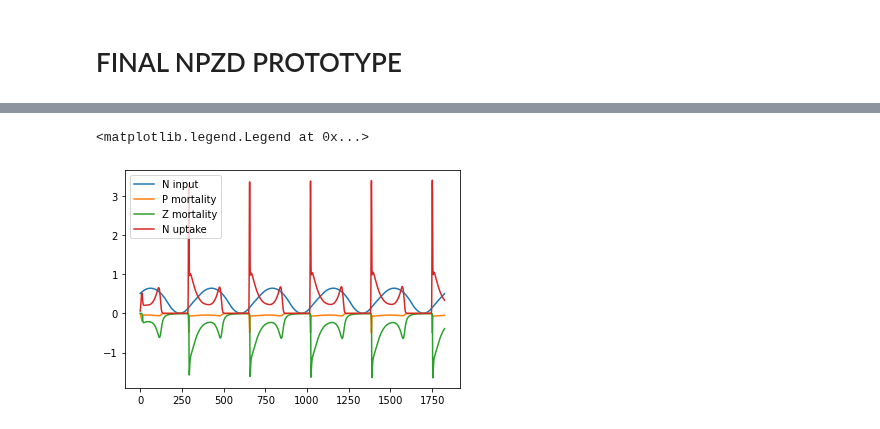
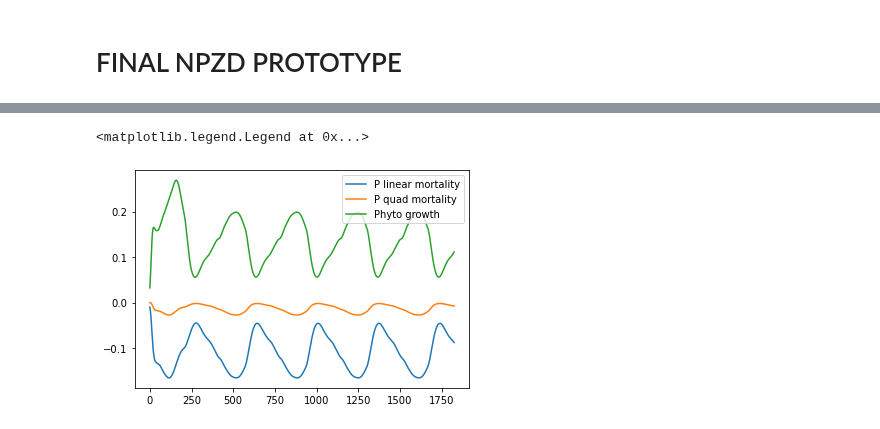
Before and after one commit to ben1post/phydra, a Jupyter notebook: prototypes/FINAL_NPZD_prototype.ipynb, the cells around one changed output, grey strips where cells are left out. Saved outputs shown, nothing was run; the diff lists cells and outputs as text; code cells hidden in the pictures.

```diff
--- a/prototypes/FINAL_NPZD_prototype.ipynb
+++ b/prototypes/FINAL_NPZD_prototype.ipynb
@@ -70,3 +79,6 @@ Solver
+# %%
+# Set common location of global slab forcing
+forcing_location = {'lat':47,'lon':-20,'rbb':2}
 # %%
 odeint_setup = phydra.setup('odeint', NPZD,
             time=np.arange(0,365*5),
@@ -179,14 +213,12 @@ plt.legend()
 # %%
-plt.plot(time, odeint_out.Input__input_value, label='N input')
-plt.plot(time, -odeint_out.Mortality__death_value, label='P mortality')
-plt.plot(time, -odeint_out.QuadMortality__death_value, label='Z mortality')
-plt.plot(time, odeint_out.Growth__growth_value, label='N uptake')
-#plt.plot(time, odeint_out.Grazing__grazing_value, label='Grazing')
-#plt.ylim(bottom=0)
+plt.plot(time, -odeint_out.PhytoLinMortality__decay_value, label='P linear mortality')
+plt.plot(time, -odeint_out.PhytoQuadMortality__decay_value, label='P quad mortality')
+plt.plot(time, odeint_out.Growth__growth_value, label='Phyto growth')
+
 plt.legend()
 # %% [output]
 <matplotlib.legend.Legend at 0x...>
-[figure, old version]
+[figure, new version]
 # %%
 stepwise_setup = phydra.update_setup(model=NPZD, old_setup=odeint_setup, new_solver="stepwise",
                                      new_time=np.arange(0,365*5,.5))
```
Also changed, not shown: parts of 23 cells of this notebook, 19 other files.
